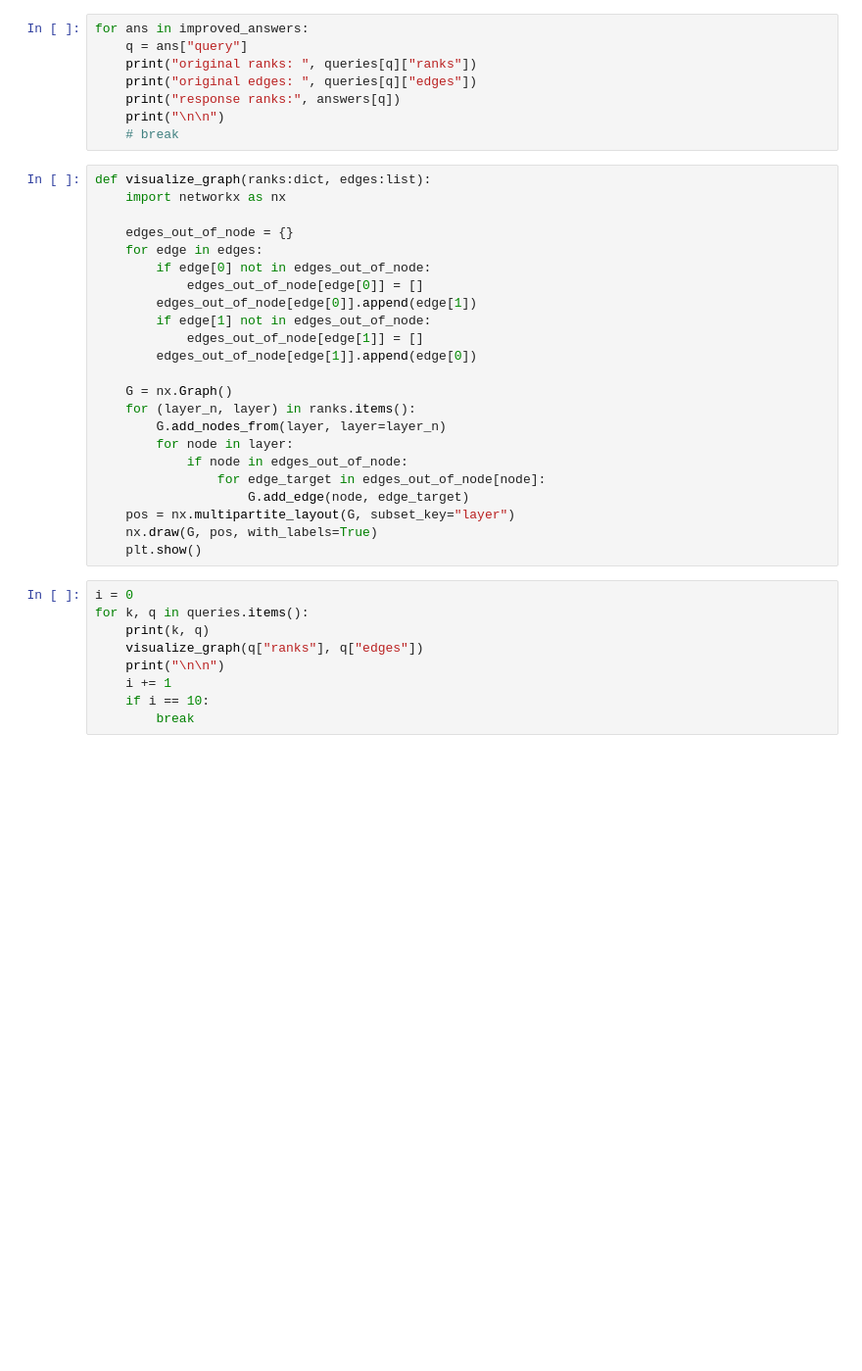
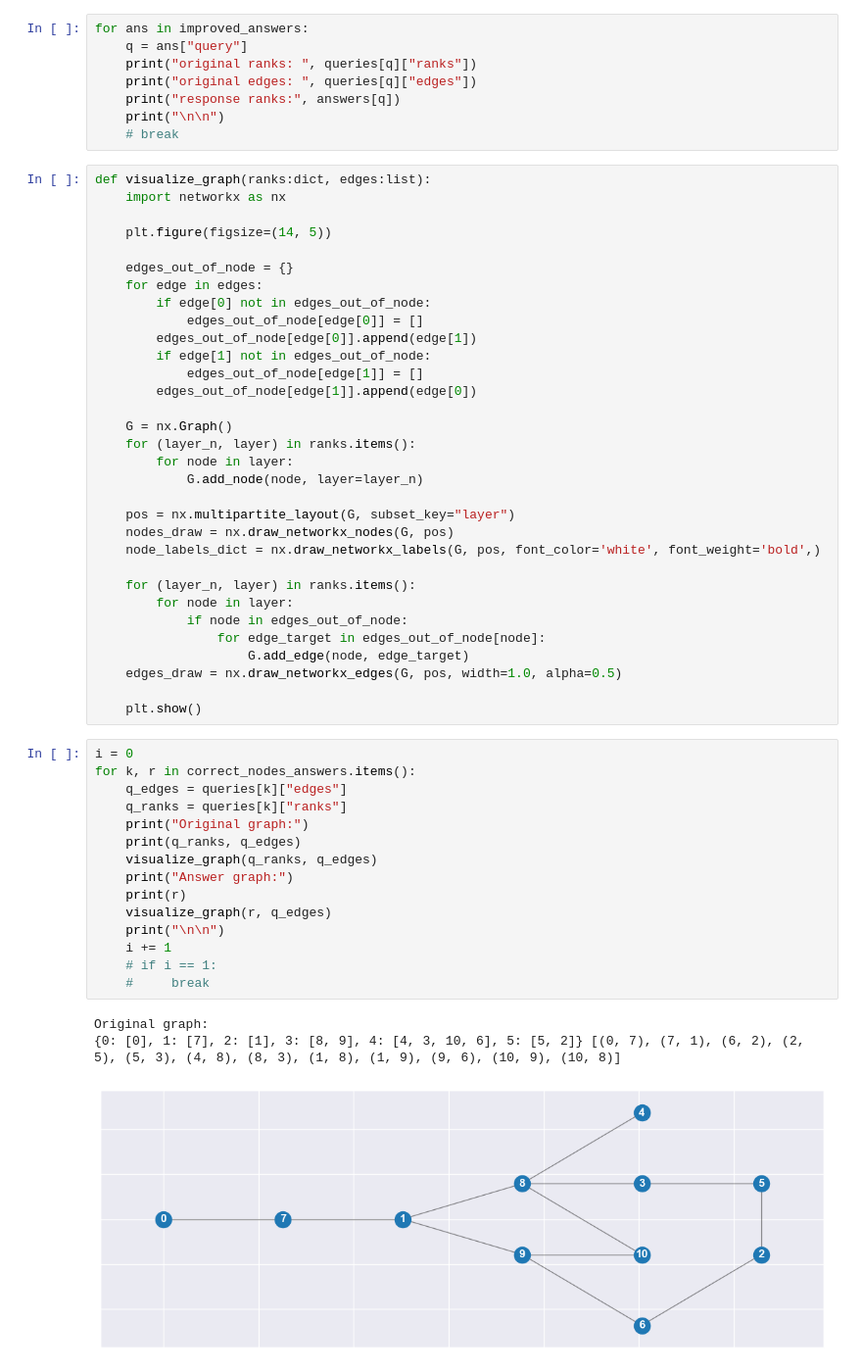
Before and after one commit to ClonedOne/gpt_graphs, a Jupyter notebook: noteboks/analysis_transpose_prompts.ipynb, the cells around one changed output. Shown: that part at 98% size. Cells and saved outputs as stored; diff of their text form; blank space fills up the shorter version.

Commit message:
Updates to graph viz, and some transpose prompts answers

```diff
--- a/noteboks/analysis_transpose_prompts.ipynb
+++ b/noteboks/analysis_transpose_prompts.ipynb
@@ -299,6 +341,8 @@ for ans in improved_answers:
 # %%
 def visualize_graph(ranks:dict, edges:list):
     import networkx as nx
+
+    plt.figure(figsize=(14, 5))
 
     edges_out_of_node = {}
     for edge in edges:
@@ -311,20 +355,37 @@ def visualize_graph(ranks:dict, edges:list):
 
     G = nx.Graph()
     for (layer_n, layer) in ranks.items():
-        G.add_nodes_from(layer, layer=layer_n)
+        for node in layer:
+            G.add_node(node, layer=layer_n)
+
+    pos = nx.multipartite_layout(G, subset_key="layer")
+    nodes_draw = nx.draw_networkx_nodes(G, pos)
+    node_labels_dict = nx.draw_networkx_labels(G, pos, font_color='white', font_weight='bold',)
+
+    for (layer_n, layer) in ranks.items():
         for node in layer:
             if node in edges_out_of_node:
                 for edge_target in edges_out_of_node[node]:
                     G.add_edge(node, edge_target)
-    pos = nx.multipartite_layout(G, subset_key="layer")
-    nx.draw(G, pos, with_labels=True)
+    edges_draw = nx.draw_networkx_edges(G, pos, width=1.0, alpha=0.5)
+
     plt.show()
 # %%
 i = 0
-for k, q in queries.items():
-    print(k, q)
-    visualize_graph(q["ranks"], q["edges"])
+for k, r in correct_nodes_answers.items():
+    q_edges = queries[k]["edges"]
+    q_ranks = queries[k]["ranks"]
+    print("Original graph:")
+    print(q_ranks, q_edges)
+    visualize_graph(q_ranks, q_edges)
+    print("Answer graph:")
+    print(r)
+    visualize_graph(r, q_edges)
     print("\n\n")
     i += 1
-    if i == 10:
-        break
+    # if i == 1:
+    #     break
+# %% [output]
+Original graph:
+{0: [0], 1: [7], 2: [1], 3: [8, 9], 4: [4, 3, 10, 6], 5: [5, 2]} [(0, 7), (7, 1), (6, 2), (2, 5), (5, 3), (4, 8), (8, 3), (1, 8), (1, 9), (9, 6), (10, 9), (10, 8)]
+[figure, added]
```
Also changed, not shown: parts of 10 cells of this notebook, 9 other files.
